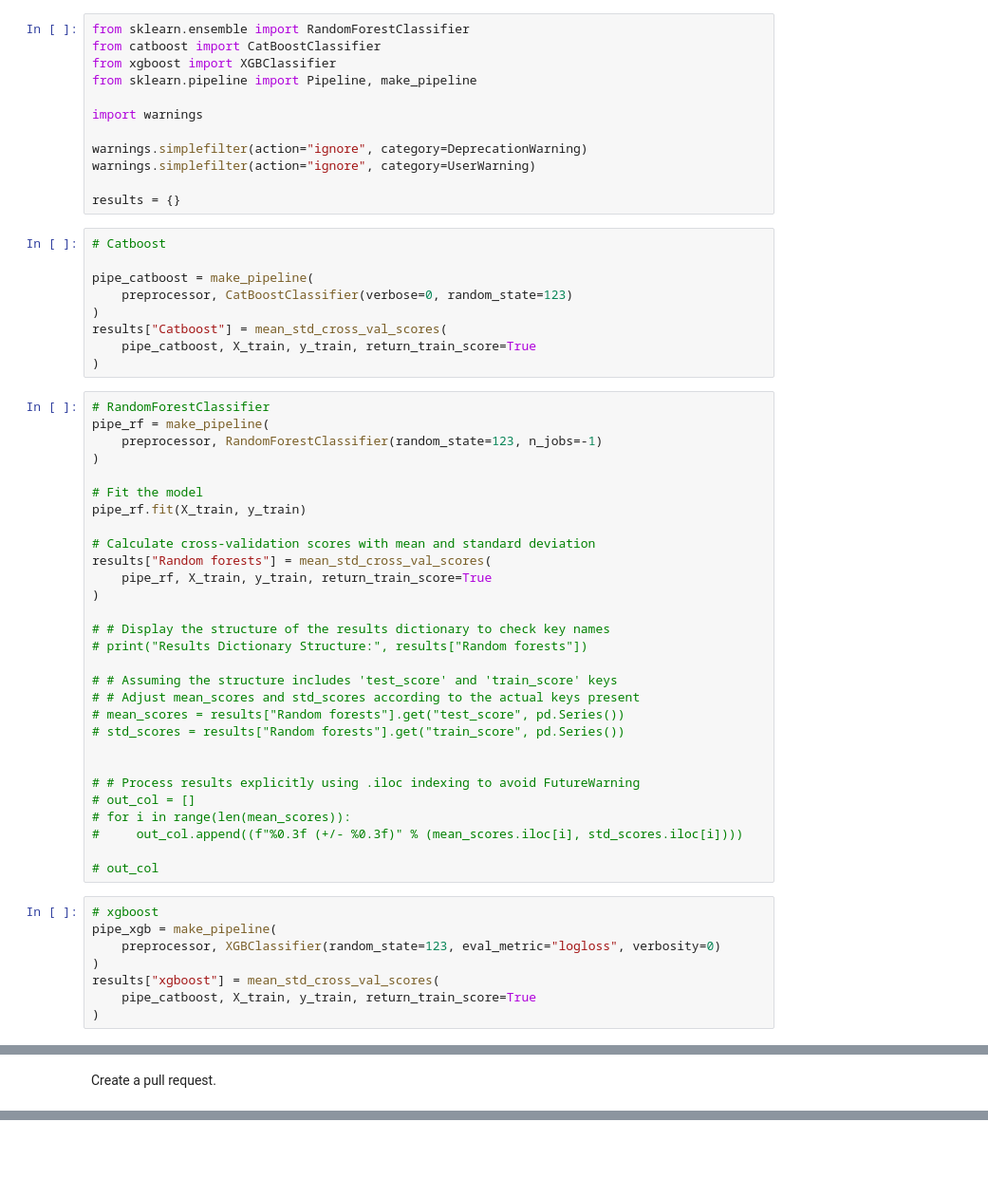
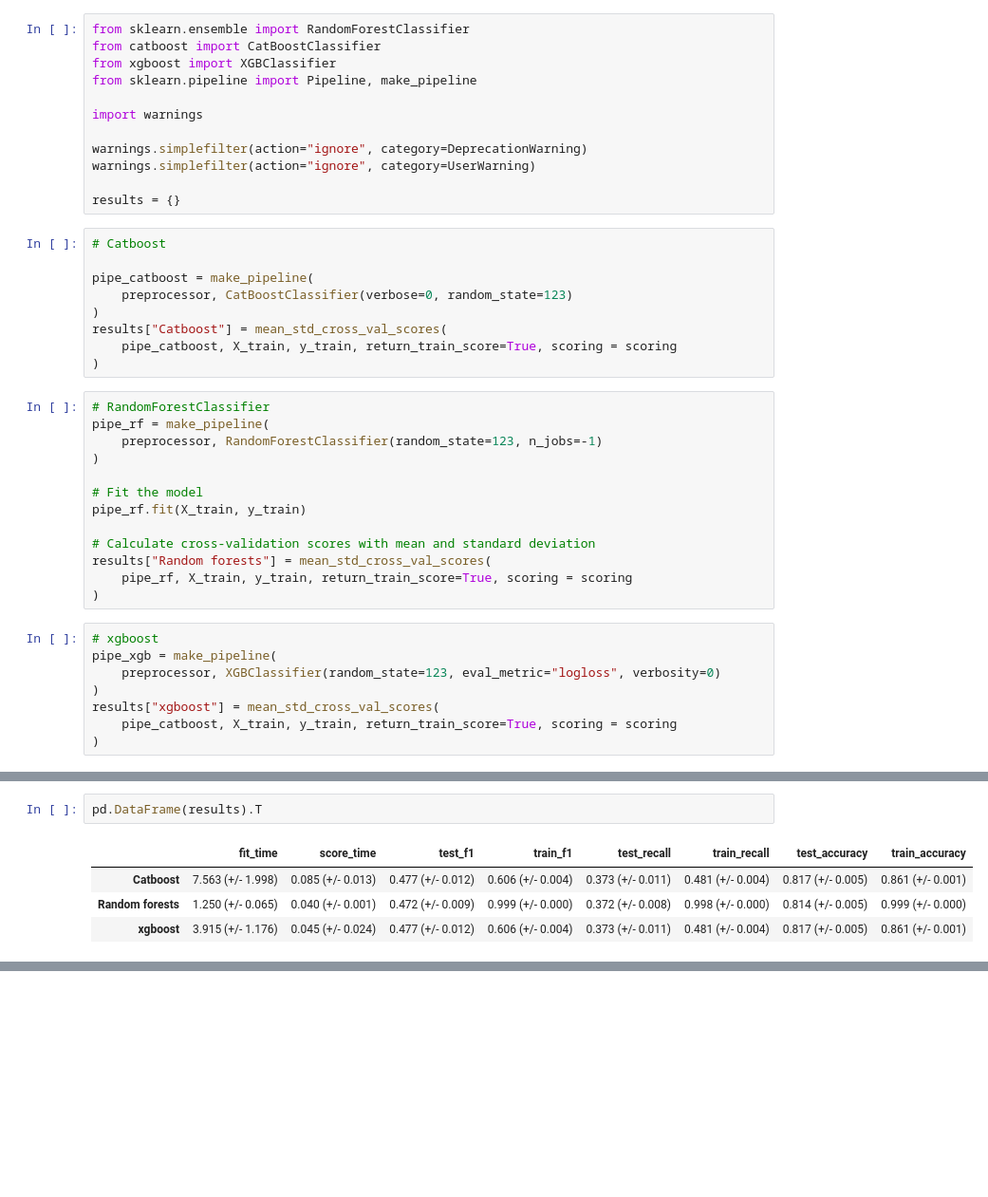
Before and after one commit to OminiCarlos/hw5, a Jupyter notebook: hw5.ipynb, the cells around one changed output, grey strips where cells are left out. Shown at 95% size. Saved outputs shown, nothing was run; the diff lists cells and outputs as text; blank space fills up the shorter version.

```diff
--- a/hw5.ipynb
+++ b/hw5.ipynb
@@ -842,7 +842,7 @@ pipe_catboost = make_pipeline(
     preprocessor, CatBoostClassifier(verbose=0, random_state=123)
 )
 results["Catboost"] = mean_std_cross_val_scores(
-    pipe_catboost, X_train, y_train, return_train_score=True
+    pipe_catboost, X_train, y_train, return_train_score=True, scoring = scoring
 )
 # %%
 # RandomForestClassifier
@@ -855,29 +855,13 @@ pipe_rf.fit(X_train, y_train)
 
 # Calculate cross-validation scores with mean and standard deviation
 results["Random forests"] = mean_std_cross_val_scores(
-    pipe_rf, X_train, y_train, return_train_score=True
+    pipe_rf, X_train, y_train, return_train_score=True, scoring = scoring
 )
-
-# # Display the structure of the results dictionary to check key names
-# print("Results Dictionary Structure:", results["Random forests"])
-
-# # Assuming the structure includes 'test_score' and 'train_score' keys
-# # Adjust mean_scores and std_scores according to the actual keys present
-# mean_scores = results["Random forests"].get("test_score", pd.Series())
-# std_scores = results["Random forests"].get("train_score", pd.Series())
-
-
-# # Process results explicitly using .iloc indexing to avoid FutureWarning
-# out_col = []
-# for i in range(len(mean_scores)):
-#     out_col.append((f"%0.3f (+/- %0.3f)" % (mean_scores.iloc[i], std_scores.iloc[i])))
-
-# out_col
 # %%
 # xgboost
 pipe_xgb = make_pipeline(
     preprocessor, XGBClassifier(random_state=123, eval_metric="logloss", verbosity=0)
 )
 results["xgboost"] = mean_std_cross_val_scores(
-    pipe_catboost, X_train, y_train, return_train_score=True
+    pipe_catboost, X_train, y_train, return_train_score=True, scoring = scoring
 )
@@ -902,2 +868,7 @@ results
-# %% [markdown]
-Create a pull request.
+# %%
+pd.DataFrame(results).T
+# %% [output]
+|  | fit_time | score_time | test_f1 | train_f1 | test_recall | train_recall | test_accuracy | train_accuracy |
+| Catboost | 7.563 (+/- 1.998) | 0.085 (+/- 0.013) | 0.477 (+/- 0.012) | 0.606 (+/- 0.004) | 0.373 (+/- 0.011) | 0.481 (+/- 0.004) | 0.817 (+/- 0.005) | 0.861 (+/- 0.001) |
+| Random forests | 1.250 (+/- 0.065) | 0.040 (+/- 0.001) | 0.472 (+/- 0.009) | 0.999 (+/- 0.000) | 0.372 (+/- 0.008) | 0.998 (+/- 0.000) | 0.814 (+/- 0.005) | 0.999 (+/- 0.000) |
+| xgboost | 3.915 (+/- 1.176) | 0.045 (+/- 0.024) | 0.477 (+/- 0.012) | 0.606 (+/- 0.004) | 0.373 (+/- 0.011) | 0.481 (+/- 0.004) | 0.817 (+/- 0.005) | 0.861 (+/- 0.001) |
```
Also changed, not shown: parts of 38 cells of this notebook, 5 other files.
